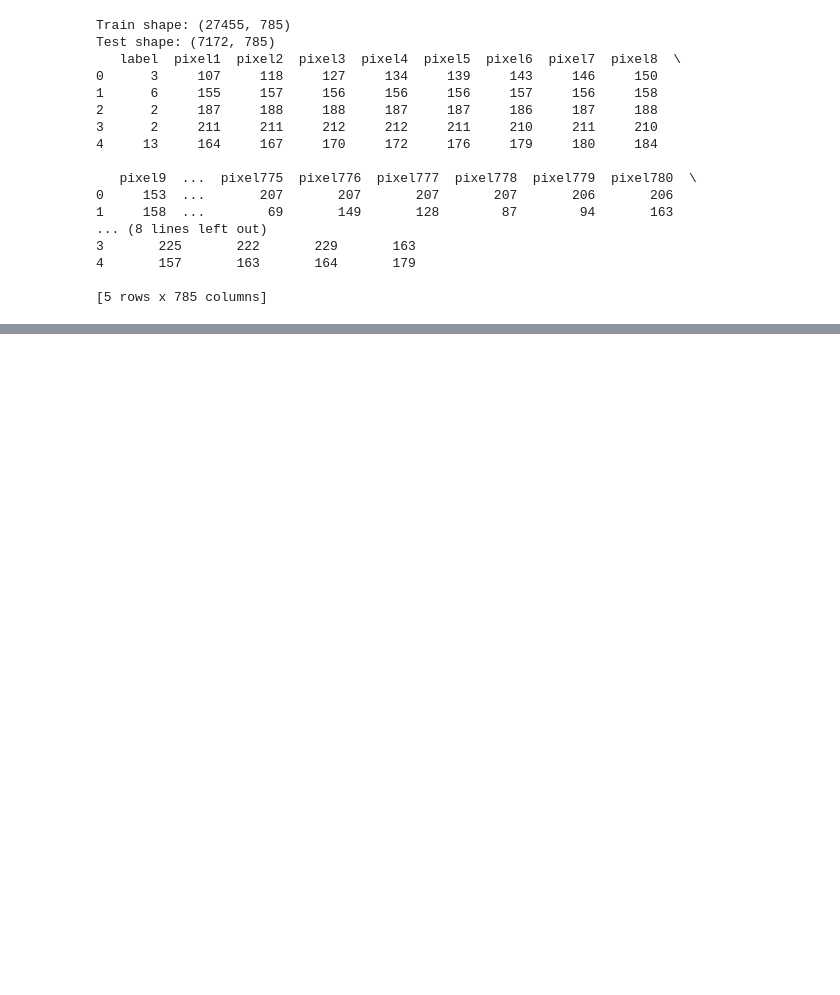
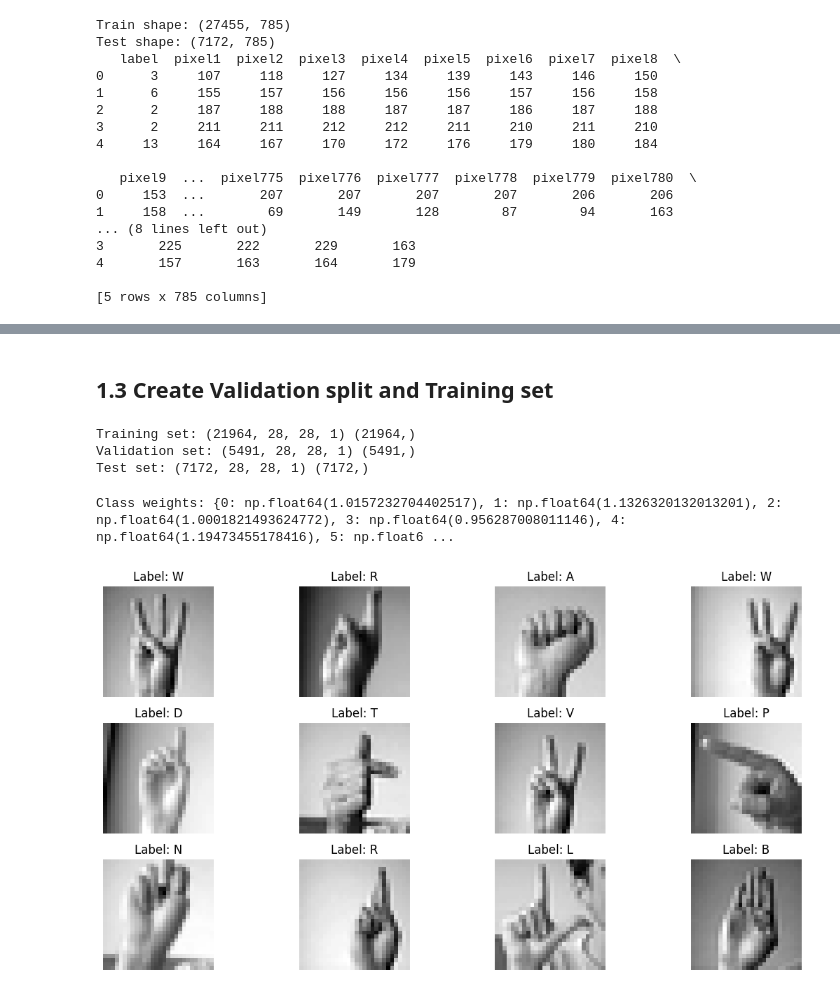
Before and after one commit to CuongMe/CSCU9M6---30065980, a Jupyter notebook: CSCU9M6-30065980.ipynb, the cells around one changed output, grey strips where cells are left out. Saved outputs shown, nothing was run; the diff lists cells and outputs as text; code cells hidden in the pictures; blank space fills up the shorter version.

```diff
--- a/CSCU9M6-30065980.ipynb
+++ b/CSCU9M6-30065980.ipynb
@@ -4,10 +33,13 @@
 # Deliverable 1: Data Loading and Preprocessing
 ## 1.1 Load CSV files and convert pixel values into image tensors
 # %%
-import pandas as pd
 
-train_df = pd.read_csv("sign_mnist_train.csv")
-test_df = pd.read_csv("sign_mnist_test.csv")
+# 1.1 Load CSV files
+TRAIN_CSV = "sign_mnist_train.csv"
+TEST_CSV = "sign_mnist_test.csv"
+
+train_df = pd.read_csv(TRAIN_CSV)
+test_df = pd.read_csv(TEST_CSV)
 
 print("Train shape:", train_df.shape)
 print("Test shape:", test_df.shape)
@@ -32,0 +168,56 @@ Test shape: (7172, 785)
+# %% [markdown]
+## 1.3 Create Validation split and Training set
+# %%
+VALIDATION_SPLIT = 0.20
+
+X_train, X_val, y_train, y_val = train_test_split(
+    X_train_full,
+    y_train_full,
+    test_size=VALIDATION_SPLIT,
+    random_state=SEED,
+    stratify=y_train_full
+)
+
+print("Training set:", X_train.shape, y_train.shape)
+print("Validation set:", X_val.shape, y_val.shape)
+print("Test set:", X_test_full.shape, y_test.shape)
+# %% [output]
+Training set: (21964, 28, 28, 1) (21964,)
+Validation set: (5491, 28, 28, 1) (5491,)
+Test set: (7172, 28, 28, 1) (7172,)
+# %%
+# =========================
+# 8. Optional class weights
+# =========================
+class_weights_array = compute_class_weight(
+    class_weight="balanced",
+    classes=np.unique(y_train),
+    y=y_train
+)
+
+class_weight_dict = {i: w for i, w in enumerate(class_weights_array)}
+print("Class weights:", class_weight_dict)
+# %% [output]
+Class weights: {0: np.float64(1.0157232704402517), 1: np.float64(1.1326320132013201), 2: np.float64(1.0001821493624772), 3: np.float64(0.956287008011146), 4: np.float64(1.19473455178416), 5: np.float6 ...
+# %%
+# =========================
+# 9. Visualize sample images
+# =========================
+plt.figure(figsize=(12, 6))
+
+for i in range(12):
+    plt.subplot(3, 4, i + 1)
+
+    img = X_train[i].squeeze()
+
+    # If whitening is enabled, rescale for display only
+    img_display = (img - img.min()) / (img.max() - img.min() + 1e-8)
+
+    plt.imshow(img_display, cmap="gray")
+    plt.title(f"Label: {idx_to_letter[y_train[i]]}")
+    plt.axis("off")
+
+plt.tight_layout()
+plt.show()
+# %% [output]
+[figure, added]
```
Also changed, not shown: parts of 18 cells of this notebook.
